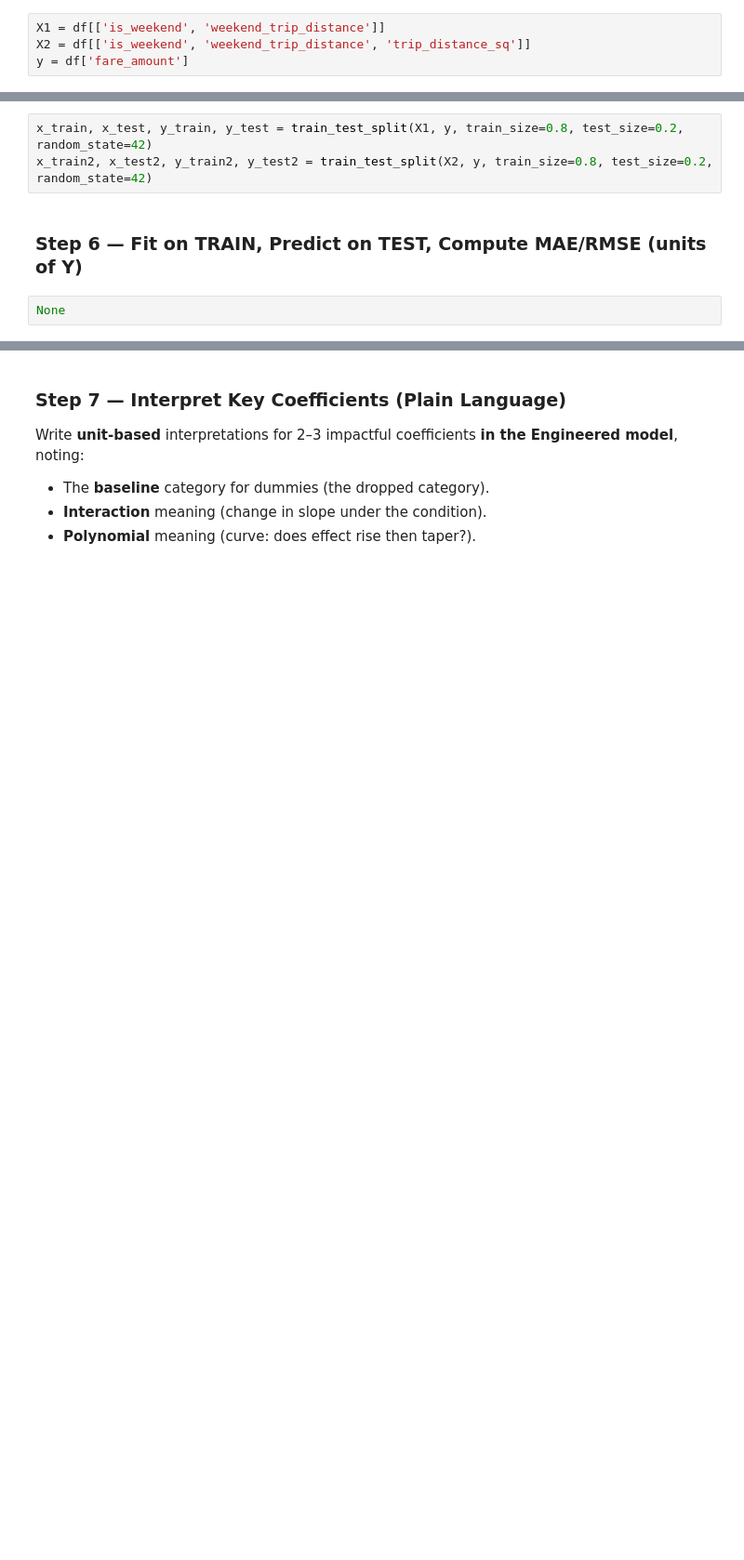
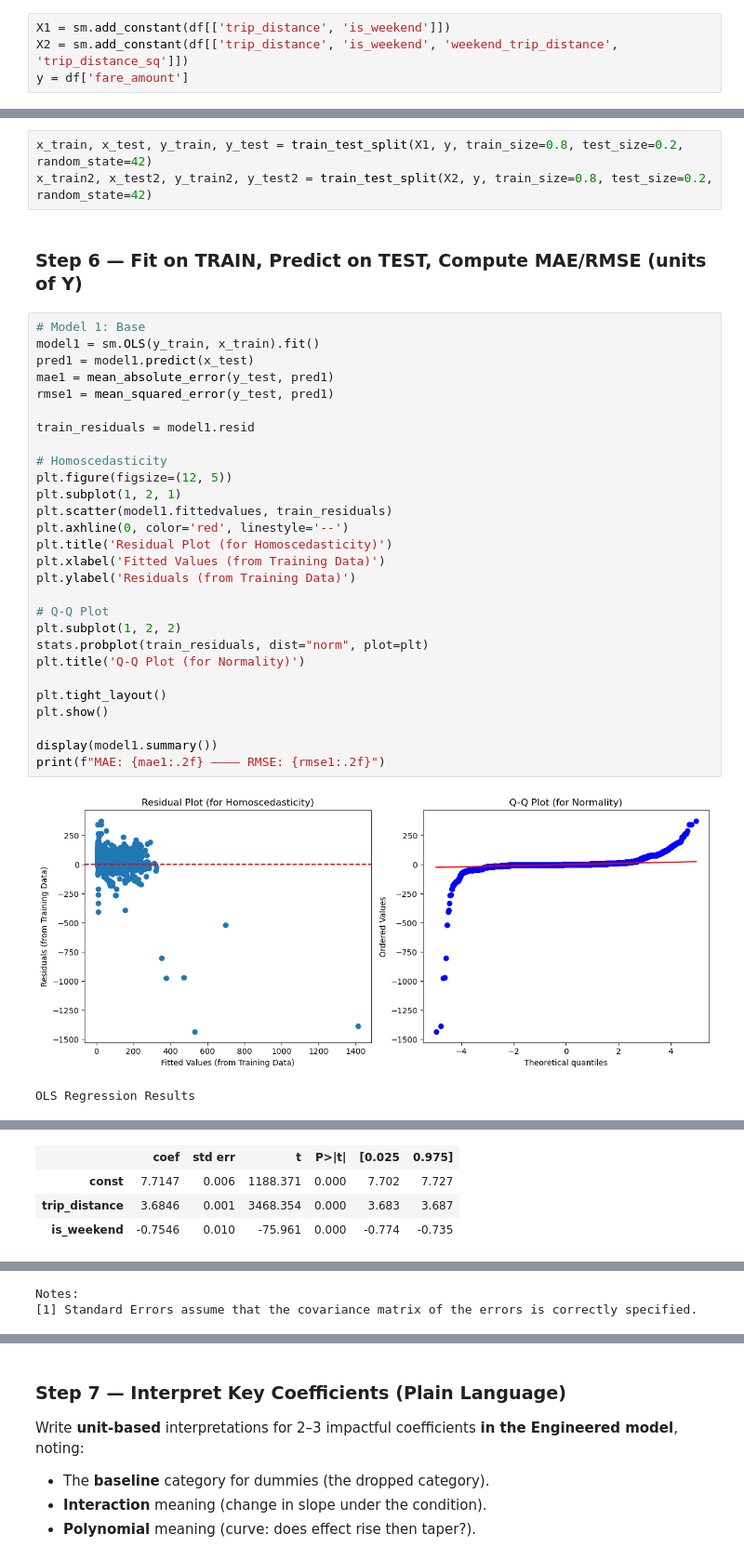
Before and after one commit to ro-the-creator/DA2025_Lectures, a Jupyter notebook: Mod6/CodeAssignments/Mod6L9_CodeAssignment_STUDENT.ipynb, the cells around one changed output, grey strips where cells are left out. Shown at 93% size. Saved outputs shown, nothing was run; the diff lists cells and outputs as text; blank space fills up the shorter version.

```diff
--- a/Mod6/CodeAssignments/Mod6L9_CodeAssignment_STUDENT.ipynb
+++ b/Mod6/CodeAssignments/Mod6L9_CodeAssignment_STUDENT.ipynb
@@ -184,8 +184,8 @@ Name: trip_distance, Length: 2446044, dtype: float64
 - **Base** = intercept + base predictors (Xs you assigned in Step 2)
 - **Engineered** = intercept + base predictors + engineered columns (dummies + interaction + polynomial)
 # %%
-X1 = df[['is_weekend', 'weekend_trip_distance']]
-X2 = df[['is_weekend', 'weekend_trip_distance', 'trip_distance_sq']]
+X1 = sm.add_constant(df[['trip_distance', 'is_weekend']])
+X2 = sm.add_constant(df[['trip_distance', 'is_weekend', 'weekend_trip_distance', 'trip_distance_sq']])
 y = df['fare_amount']
 # %% [markdown]
 ### Step 5 — Single Train–Test Split (Shared by Both Models)
@@ -196,5 +196,34 @@ x_train, x_test, y_train, y_test = train_test_split(X1, y, train_size=0.8, test_
 x_train2, x_test2, y_train2, y_test2 = train_test_split(X2, y, train_size=0.8, test_size=0.2, random_state=42)
 # %% [markdown]
 ### Step 6 — Fit on TRAIN, Predict on TEST, Compute **MAE/RMSE** (units of Y)
-# %%
-None
+# %%
+# Model 1: Base
+model1 = sm.OLS(y_train, x_train).fit()
+pred1 = model1.predict(x_test)
+mae1 = mean_absolute_error(y_test, pred1)
+rmse1 = mean_squared_error(y_test, pred1)
+
+train_residuals = model1.resid
+
+# Homoscedasticity
+plt.figure(figsize=(12, 5))
+plt.subplot(1, 2, 1)
+plt.scatter(model1.fittedvalues, train_residuals)
+plt.axhline(0, color='red', linestyle='--')
+plt.title('Residual Plot (for Homoscedasticity)')
+plt.xlabel('Fitted Values (from Training Data)')
+plt.ylabel('Residuals (from Training Data)')
+
+# Q-Q Plot
+plt.subplot(1, 2, 2)
+stats.probplot(train_residuals, dist="norm", plot=plt)
+plt.title('Q-Q Plot (for Normality)')
+
+plt.tight_layout()
+plt.show()
+
+display(model1.summary())
+print(f"MAE: {mae1:.2f} ———— RMSE: {rmse1:.2f}")
+# %% [output]
+[figure, added]
+OLS Regression Results
@@ -200,0 +239,4 @@ None
+|  | coef | std err | t | P>|t| | [0.025 | 0.975] |
+| const | 7.7147 | 0.006 | 1188.371 | 0.000 | 7.702 | 7.727 |
+| trip_distance | 3.6846 | 0.001 | 3468.354 | 0.000 | 3.683 | 3.687 |
+| is_weekend | -0.7546 | 0.010 | -75.961 | 0.000 | -0.774 | -0.735 |
@@ -200,0 +247,2 @@ None
+Notes:
+[1] Standard Errors assume that the covariance matrix of the errors is correctly specified.
```
Also changed, not shown: parts of 8 cells of this notebook.
